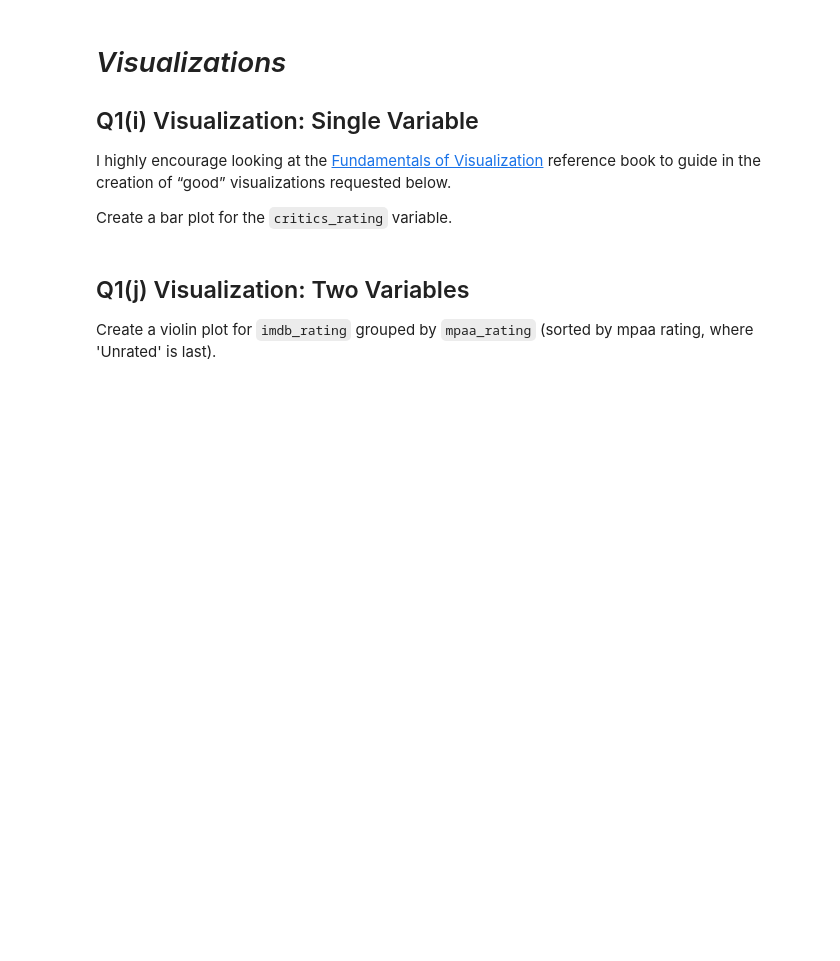
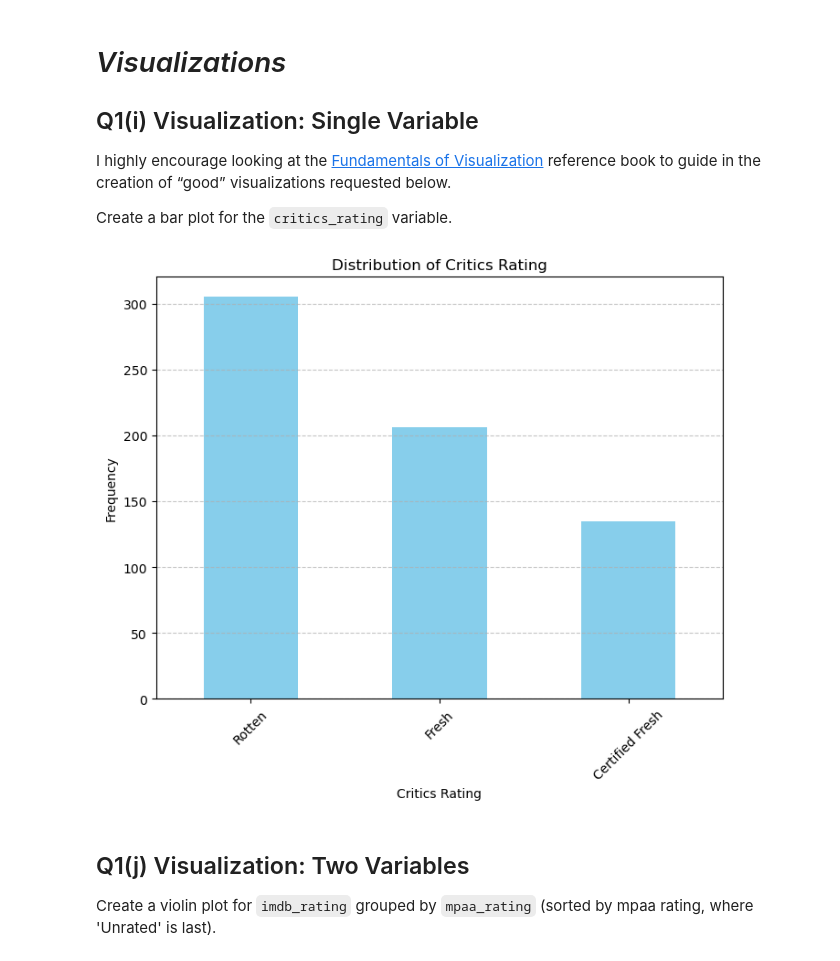
Before and after one commit to Spades5665/MTUClasses, a Jupyter notebook: CS4821-DataMining/a2/a2-4821.ipynb, the cells around one changed output. Drawn from its saved outputs; the diff is of its cells as text; code cells hidden in the pictures; blank space fills up the shorter version.

```diff
--- a/CS4821-DataMining/a2/a2-4821.ipynb
+++ b/CS4821-DataMining/a2/a2-4821.ipynb
@@ -118,7 +122,12 @@ If yes, make sure to encode those missing values when reading the data in pandas
 # %%
 # Read in movies data with pandas "read_csv" function
 #  Use column names from the original csv file
+column_labels=['title', 'title_type', 'genre', 'runtime', 'mpaa_rating', 'studio', 'thtr_rel_year', 'thtr_rel_month',
+               'thtr_rel_day', 'dvd_rel_year', 'dvd_rel_month', 'dvd_rel_day', 'imdb_rating', 'imdb_num_votes',
+               'critics_rating', 'critics_score', 'audience_rating', 'audience_score', 'best_pic_nom', 'best_pic_win',
+               'best_actor_win', 'best_actress_win', 'best_dir_win', 'top200_box', 'director', 'actor1', 'actor2',
+               'actor3', 'actor4', 'actor5', 'imdb_url', 'rt_url']
 
-q1movies = pd.read_csv(...)
+q1movies = pd.read_csv('movies.csv', names=column_labels, header=0, na_values=['NA'])
 
 q1movies.head()
@@ -250,3 +345,20 @@ Create a bar plot for the `critics_rating` variable.
+# %%
+# Create bar plot for "critics_rating"
+
+# Count the occurrences of each unique value in 'critics_rating'
+critics_rating_counts = q1movies['critics_rating'].value_counts()
+
+# Plot the bar plot
+plt.figure(figsize=(8, 6))
+critics_rating_counts.plot(kind='bar', color='skyblue')
+plt.title('Distribution of Critics Rating')
+plt.xlabel('Critics Rating')
+plt.ylabel('Frequency')
+plt.xticks(rotation=45)
+plt.grid(axis='y', linestyle='--', alpha=0.7)
+plt.show()
+# %% [output]
+[figure, added]
 # %% [markdown]
 <!-- END QUESTION -->
 
```
Also changed, not shown: parts of 41 cells of this notebook.
